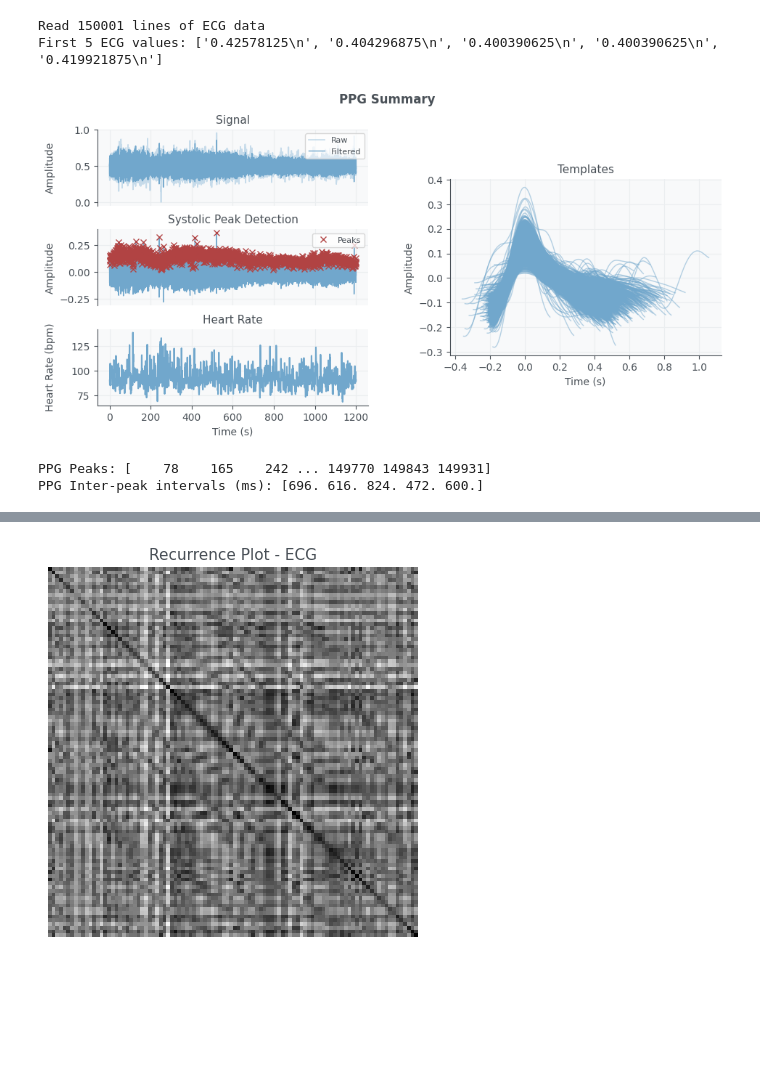
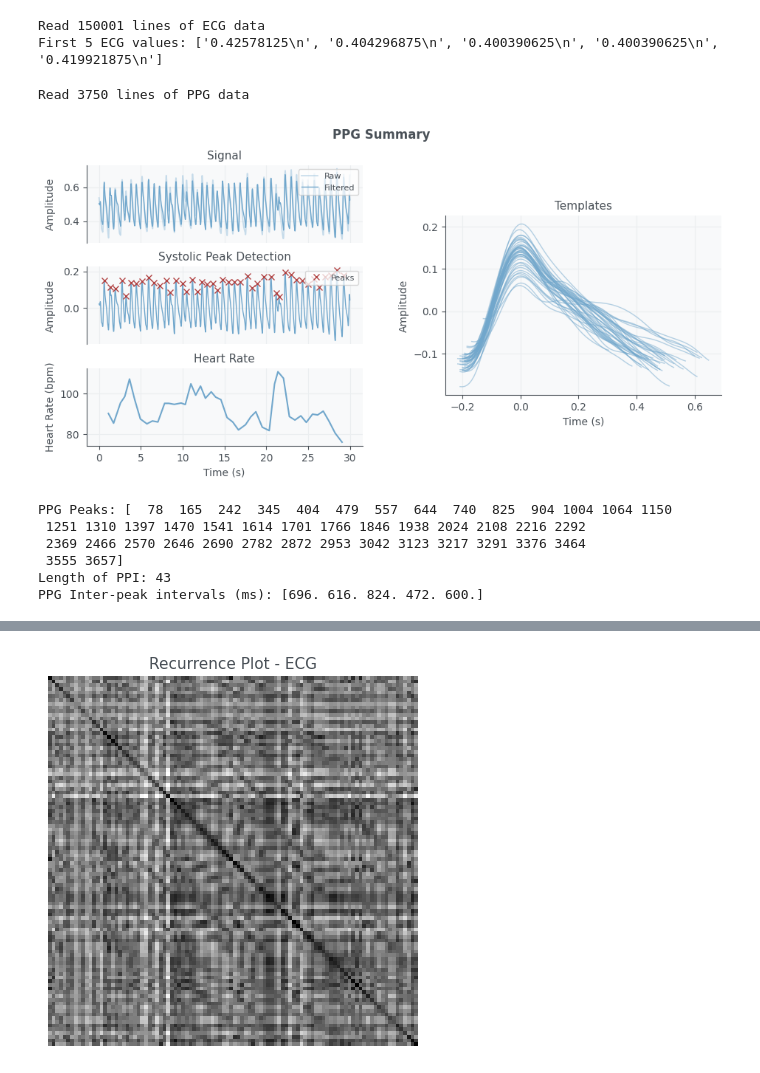
Before and after one commit to EML-Labs/Dataset, a Jupyter notebook: ppo2.ipynb, the cells around one changed output, grey strips where cells are left out. Drawn from its saved outputs; the diff is of its cells as text; code cells hidden in the pictures; blank space fills up the shorter version.

```diff
--- a/ppo2.ipynb
+++ b/ppo2.ipynb
@@ -30,20 +30,30 @@ print(f"First 5 ECG values: {ecg_data[:5]}")
 Read 150001 lines of ECG data
 First 5 ECG values: ['0.42578125\n', '0.404296875\n', '0.400390625\n', '0.400390625\n', '0.419921875\n']
 # %%
+folder = "/Users/weijithwimalasiri/Desktop/JustForFun/mimic_perform_af_csv 2"
 ppg_file = os.path.join(folder, "ppg_001_data.txt")
 with open(ppg_file, "r") as f:
     ppg_data = f.readlines()
 ppg_data = [float(x.strip()) for x in ppg_data if x.strip()]
 
+ppg_data = ppg_data[:3750]
+print(f"Read {len(ppg_data)} lines of PPG data")
 out = signals.ppg.ppg(signal=ppg_data, sampling_rate=125, show=True)
 # If you need the peaks, use:
 peaks = out['peaks']
+
 ppi = np.diff(peaks)/125 * 1000  # Convert to milliseconds
 print(f"PPG Peaks: {peaks}")
+print(f"Length of PPI: {len(ppi)}")
 print(f"PPG Inter-peak intervals (ms): {ppi[:5]}")
 # %% [output]
+Read 3750 lines of PPG data
-[figure, old version]
+[figure, new version]
-PPG Peaks: [    78    165    242 ... 149770 149843 149931]
-PPG Inter-peak intervals (ms): [696. 616. 824. 472. 600.]
+PPG Peaks: [  78  165  242  345  404  479  557  644  740  825  904 1004 1064 1150
+ 1251 1310 1397 1470 1541 1614 1701 1766 1846 1938 2024 2108 2216 2292
+ 2369 2466 2570 2646 2690 2782 2872 2953 3042 3123 3217 3291 3376 3464
+ 3555 3657]
+Length of PPI: 43
+PPG Inter-peak intervals (ms): [696. 616. 824. 472. 600.]
 # %%
 ecg_file = os.path.join(folder, "ecg_001_data.txt")
```
Also changed, not shown: parts of 2 cells of this notebook, 4 other files.
